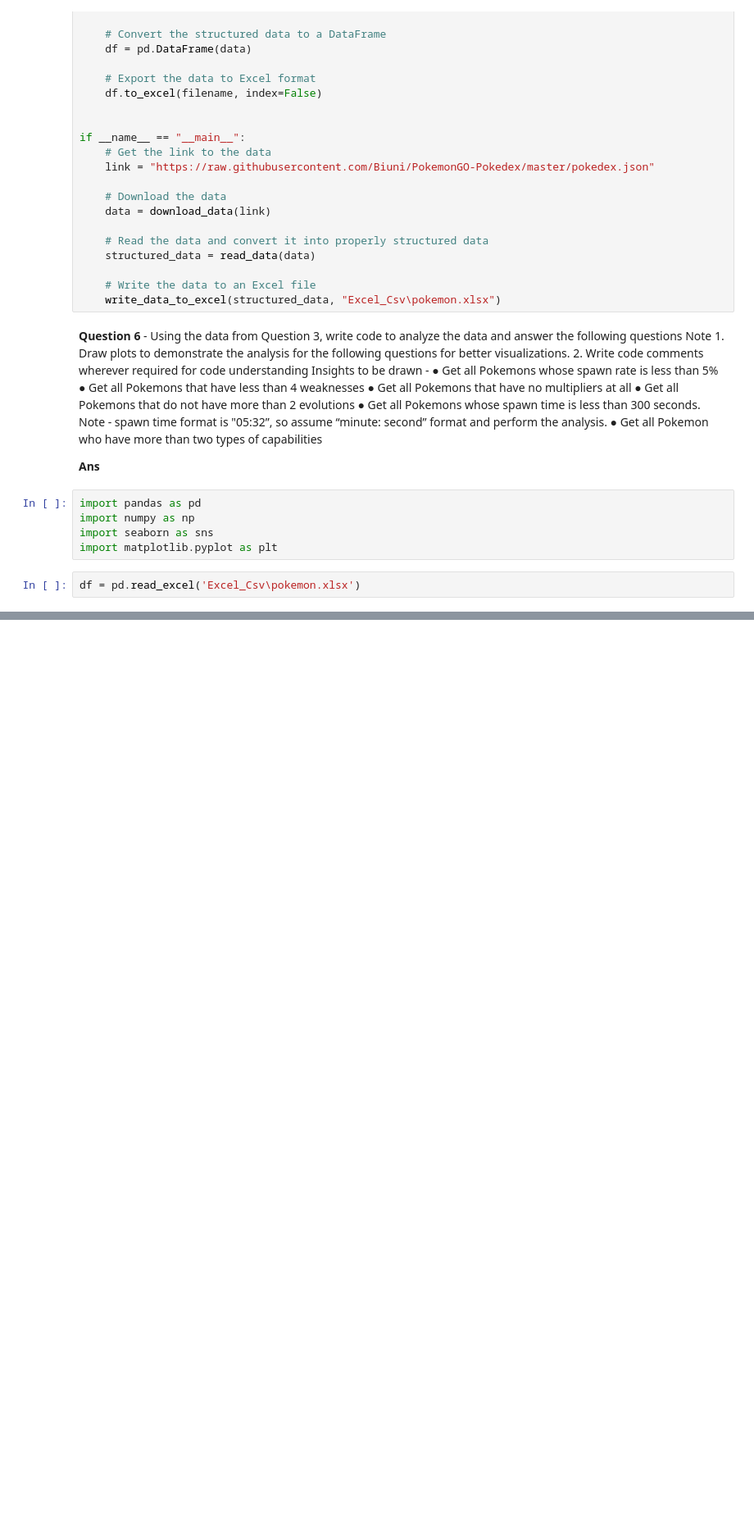
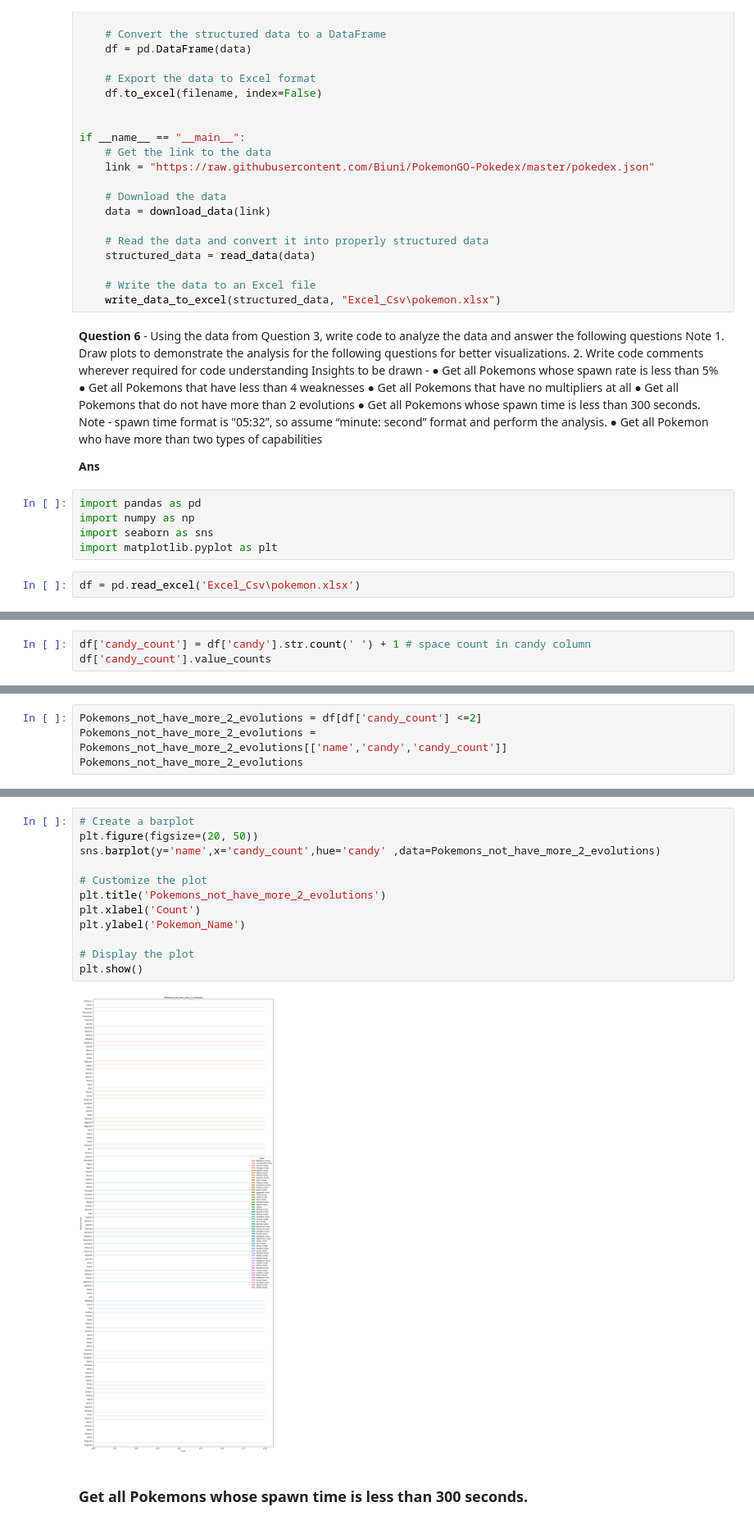
Before and after one commit to miqbal303/DataScience_Mendatory_Assignment, a Jupyter notebook: Python/Problem3&6.ipynb, the cells around one changed output, grey strips where cells are left out. Shown at 82% size. Drawn from its saved outputs; the diff is of its cells as text; blank space fills up the shorter version.

```diff
--- a/Python/Problem3&6.ipynb
+++ b/Python/Problem3&6.ipynb
@@ -152,0 +253,3 @@ df.head()
+# %%
+df['candy_count'] = df['candy'].str.count(' ') + 1 # space count in candy column
+df['candy_count'].value_counts
@@ -152,0 +269,4 @@ df.head()
+# %%
+Pokemons_not_have_more_2_evolutions = df[df['candy_count'] <=2]
+Pokemons_not_have_more_2_evolutions = Pokemons_not_have_more_2_evolutions[['name','candy','candy_count']]
+Pokemons_not_have_more_2_evolutions
@@ -152,0 +287,16 @@ df.head()
+# %%
+# Create a barplot
+plt.figure(figsize=(20, 50))
+sns.barplot(y='name',x='candy_count',hue='candy' ,data=Pokemons_not_have_more_2_evolutions)
+
+# Customize the plot
+plt.title('Pokemons_not_have_more_2_evolutions')
+plt.xlabel('Count')
+plt.ylabel('Pokemon_Name')
+
+# Display the plot
+plt.show()
+# %% [output]
+[figure, added]
+# %% [markdown]
+### Get all Pokemons whose spawn time is less than 300 seconds.
```
Also changed, not shown: parts of 18 cells of this notebook, 22 other files.
